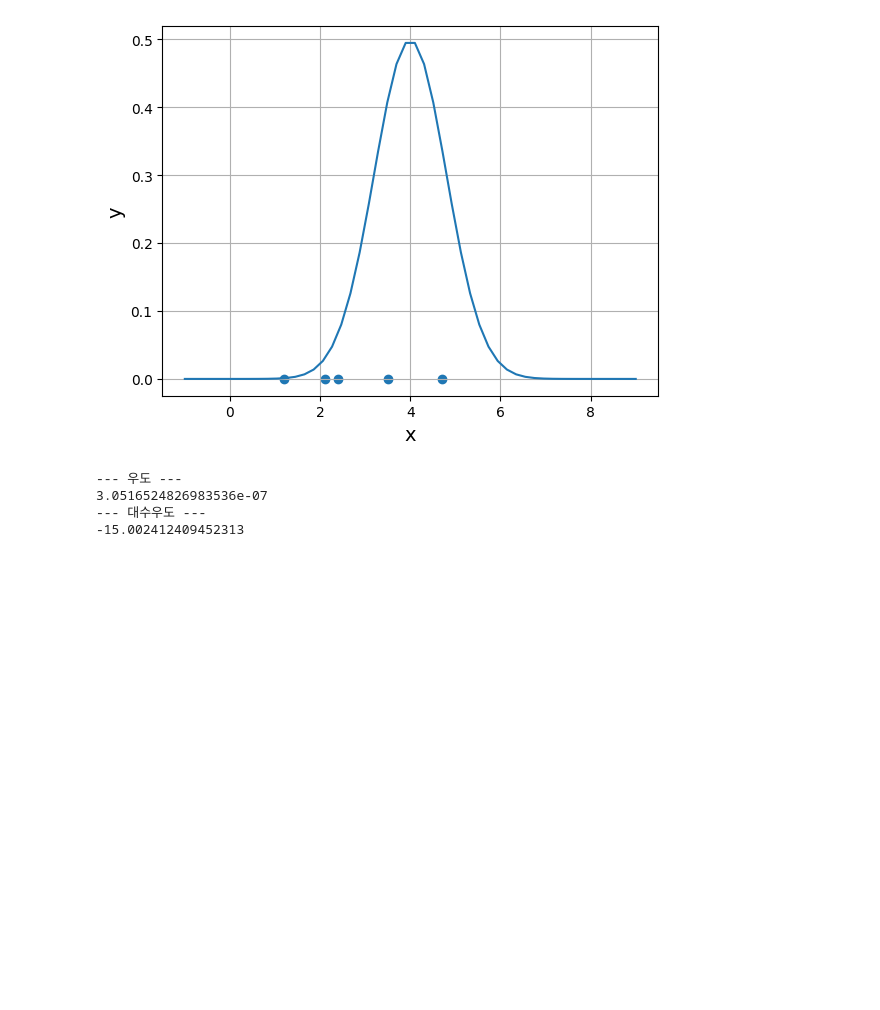
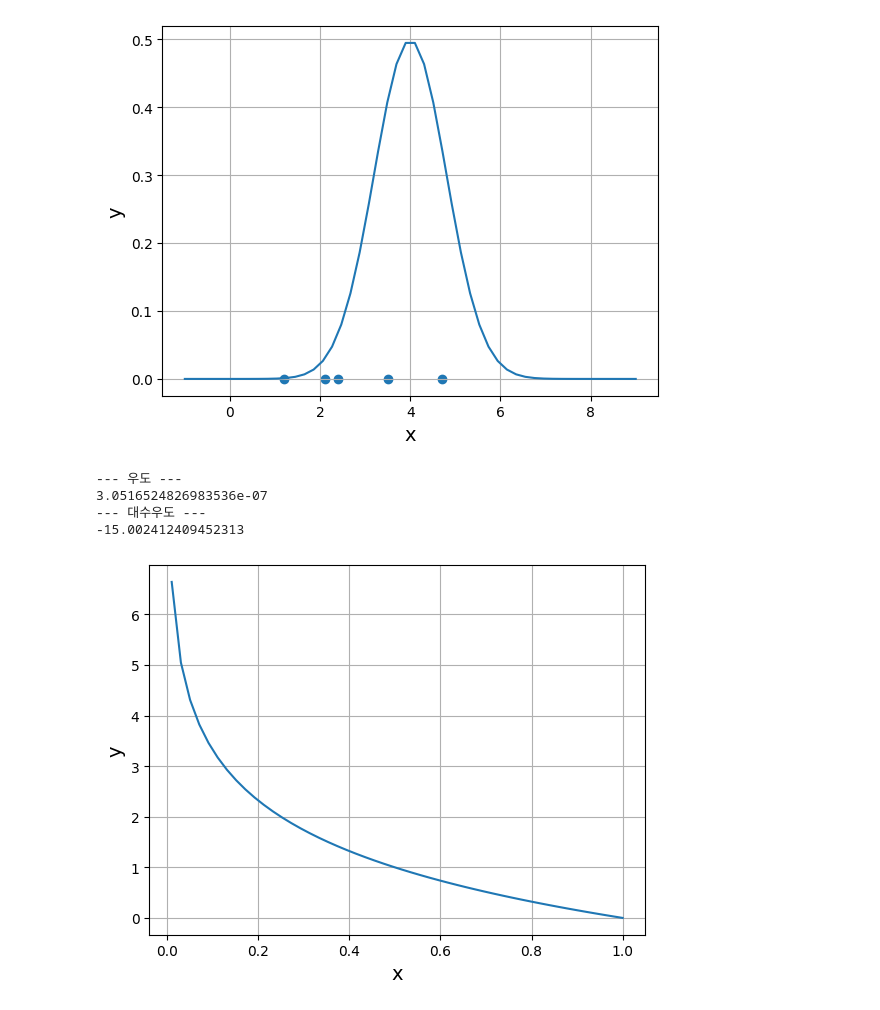
Before and after one commit to MinuSpurs/ML_study, a Jupyter notebook: Basic_AI_Math/6. Probability, statistics.ipynb, the cells around one changed output. Saved outputs shown, nothing was run; the diff lists cells and outputs as text; code cells hidden in the pictures; blank space fills up the shorter version.

```diff
--- a/Basic_AI_Math/6. Probability, statistics.ipynb
+++ b/Basic_AI_Math/6. Probability, statistics.ipynb
@@ -415,3 +415,17 @@ print(np.sum(np.log(pdf(x_data, mu, sigma))))
 3.0516524826983536e-07
 --- 대수우도 ---
 -15.002412409452313
+# %%
+# 자가엔트로피
+
+x = np.linspace(0.01, 1)
+y = -np.log2(x) # 자가엔트로피
+
+plt.plot(x, y)
+
+plt.xlabel('x', size=14)
+plt.ylabel('y', size=14)
+plt.grid()
+plt.show()
+# %% [output]
+[figure, added]
```
Also changed, not shown: parts of 3 cells of this notebook.
